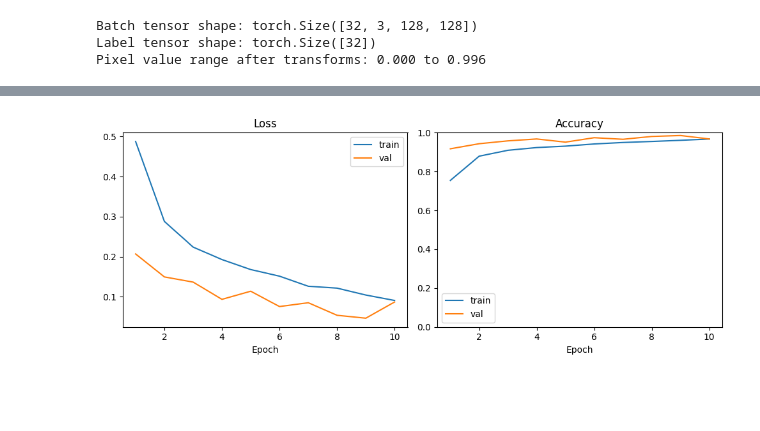
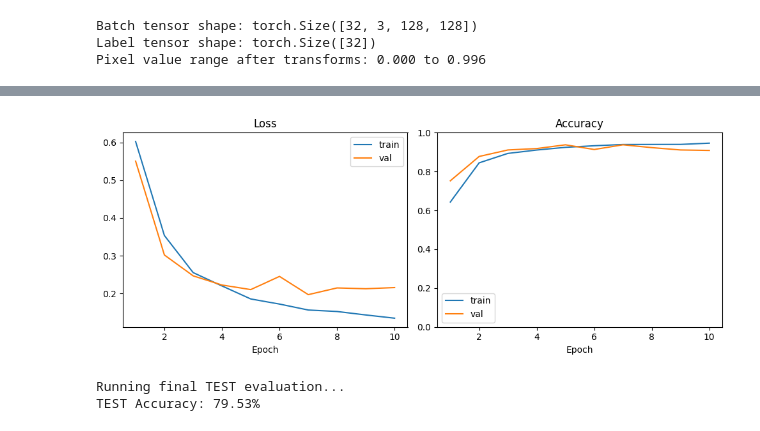
Before and after one commit to Valentine-456/VoiceRecognition, a Jupyter notebook: notebooks/simple_voice_cnn.ipynb, the cells around one changed output, grey strips where cells are left out. Saved outputs shown, nothing was run; the diff lists cells and outputs as text; code cells hidden in the pictures; blank space fills up the shorter version.

```diff
--- a/notebooks/simple_voice_cnn.ipynb
+++ b/notebooks/simple_voice_cnn.ipynb
@@ -76,0 +181,14 @@ LEARNING_RATE = 1e-3
+# %%
+import torch
+import torch.nn as nn
+from torchvision.models import googlenet, GoogLeNet_Weights
+
+num_classes = 2  # accept / reject
+
+model = googlenet(weights=GoogLeNet_Weights.IMAGENET1K_V1)
+
+# Replace final classifier for your labels
+model.fc = nn.Linear(model.fc.in_features, num_classes)
+
+model = model.to(device)
+print(model)
@@ -123,3 +309,27 @@ SimpleVoiceCNN(
   )
 )
 Total parameters: 8,482,626
+# %%
+import torch
+import torch.nn as nn
+import torchvision.models as models
+
+# ResNet34-based model
+NUM_CLASSES = len(LABELS)
+class VoiceResNet34(nn.Module):
+    def __init__(self, num_classes=NUM_CLASSES):
+        super().__init__()
+
+        self.model = models.resnet34(weights="IMAGENET1K_V1")
+
+        # Replace final layer
+        in_features = self.model.fc.in_features
+        self.model.fc = nn.Linear(in_features, num_classes)
+
+    def forward(self, x):
+        return self.model(x)
+
+model = VoiceResNet34().to(device)
+print(model)
+total_params = sum(p.numel() for p in model.parameters())
+print(f"Total parameters: {total_params:,}")
@@ -215,28 +422,50 @@ Epoch 10 | Train loss 0.0907 acc 0.967 | Val loss 0.0868 acc 0.967
 # %%
+# Plot training curves
 import matplotlib.pyplot as plt
 
 epochs = [row["epoch"] for row in history]
 train_losses = [row["train_loss"] for row in history]
 val_losses = [row["val_loss"] for row in history]
 train_accs = [row["train_acc"] for row in history]
 val_accs = [row["val_acc"] for row in history]
 
 plt.figure(figsize=(10, 4))
 plt.subplot(1, 2, 1)
 plt.plot(epochs, train_losses, label="train")
 plt.plot(epochs, val_losses, label="val")
 plt.title("Loss")
 plt.xlabel("Epoch")
 plt.legend()
 
 plt.subplot(1, 2, 2)
 plt.plot(epochs, train_accs, label="train")
 plt.plot(epochs, val_accs, label="val")
 plt.title("Accuracy")
 plt.xlabel("Epoch")
 plt.ylim(0, 1)
 plt.legend()
 plt.tight_layout()
 plt.show()
+torch.save(model.state_dict(), 'cnn_model.pth')
 # %% [output]
-[figure, old version]
+[figure, new version]
+# %%
+def evaluate(model, loader, device):
+    model.eval()
+    correct = 0
+    total = 0
+    with torch.no_grad():
+        for x, y in loader:
+            x, y = x.to(device), y.to(device)
+            pred = model(x)
+            predicted = pred.argmax(dim=1)
+            correct += (predicted == y).sum().item()
+            total += y.size(0)
+    return correct / total
+
+print("Running final TEST evaluation...")
+test_acc = evaluate(model, test_loader, device)
+print(f"TEST Accuracy: {test_acc * 100:.2f}%")
+# %% [output]
+Running final TEST evaluation...
+TEST Accuracy: 79.53%
```
Also changed, not shown: parts of 21 cells of this notebook.
